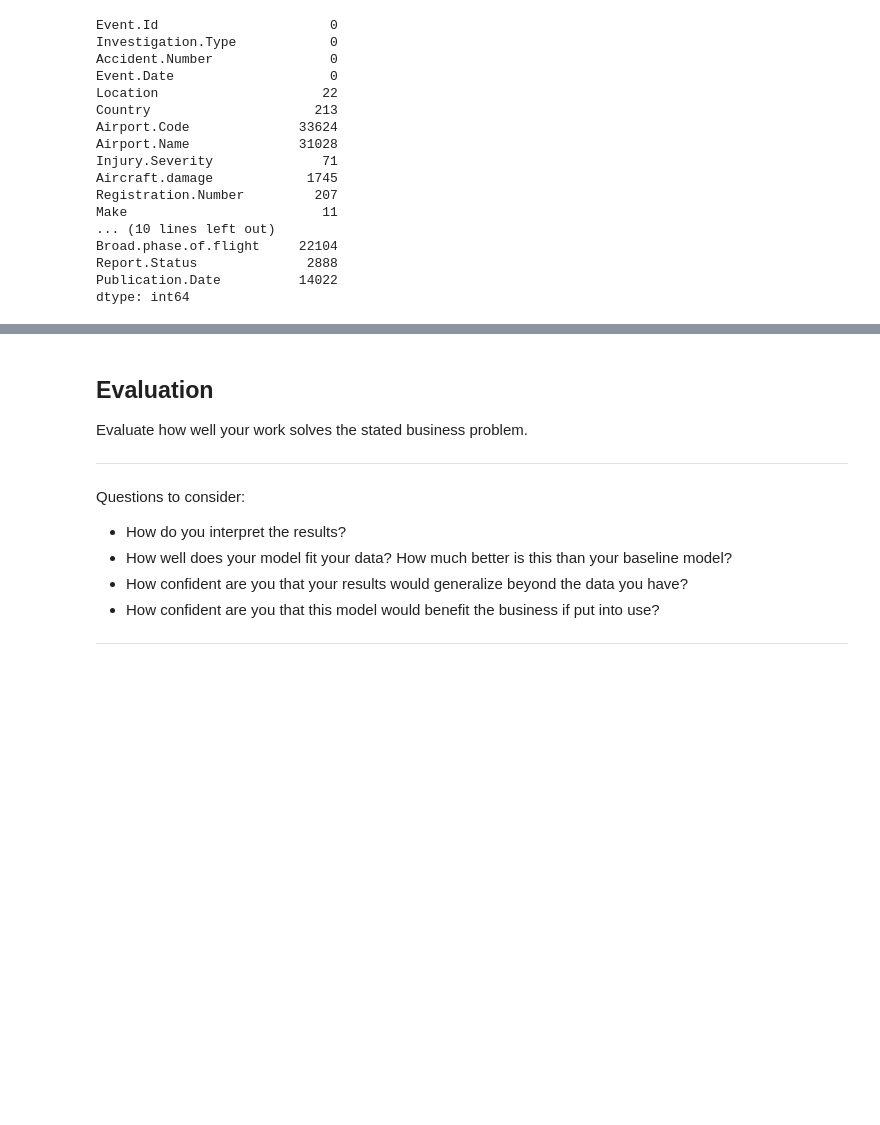
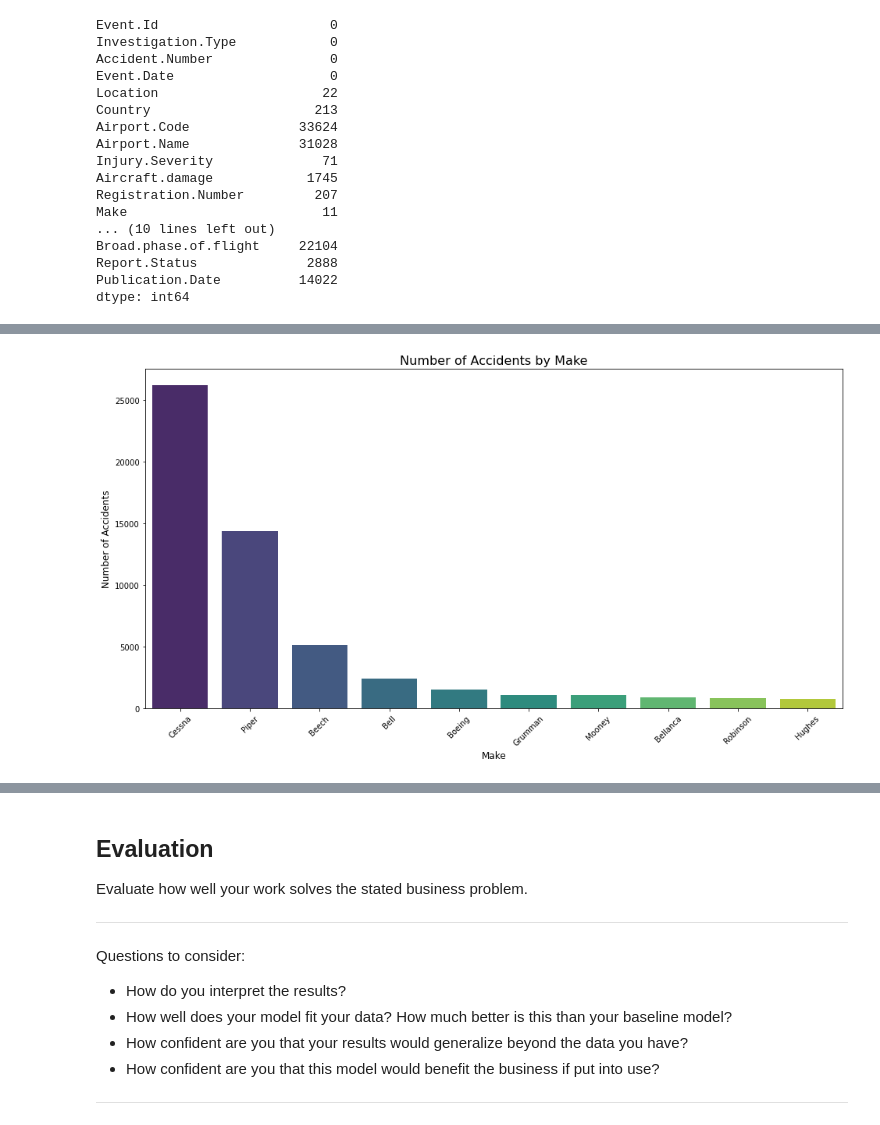
Before and after one commit to SharonMomanyi/dsc-phase-1-project-v3, a Jupyter notebook: student.ipynb, the cells around one changed output, grey strips where cells are left out. Cells and saved outputs as stored; diff of their text form; code cells hidden in the pictures; blank space fills up the shorter version.

```diff
--- a/student.ipynb
+++ b/student.ipynb
@@ -374,0 +447,3 @@ Correlation map
+# %%
+cleaned_column = aviation_df['Make'].replace(['CESSNA', 'PIPER', 'BEECH', 'BELL', 'BOEING'], ['Cessna','Piper' ,'Beech', 'Bell', 'Boeing'])
+cleaned_column.value_counts()
@@ -374,0 +465,3 @@ Correlation map
+# %%
+accident_counts= cleaned_column.value_counts()
+accident_counts.head(20)
@@ -374,0 +488,5 @@ Correlation map
+# %%
+# Convert to DataFrame for easier plotting
+accident_counts_df = accident_counts.reset_index()
+accident_counts_df.columns = ['Make', 'Number of Accidents']
+accident_counts_df
@@ -374,0 +507,16 @@ Correlation map
+# %%
+# Plot a bar chart
+plt.figure(figsize=(16, 8))
+sns.barplot(
+    data=accident_counts_df.head(10),  # Top 10 aircraft types with the most accidents
+    x='Make',
+    y='Number of Accidents',
+    palette='viridis'
+)
+plt.title('Number of Accidents by Make', fontsize=16)
+plt.xlabel('Make', fontsize=12)
+plt.ylabel('Number of Accidents', fontsize=12)
+plt.xticks(rotation=45, fontsize=10)
+plt.show();
+# %% [output]
+[figure, added]
```
Also changed, not shown: parts of 66 cells of this notebook.
